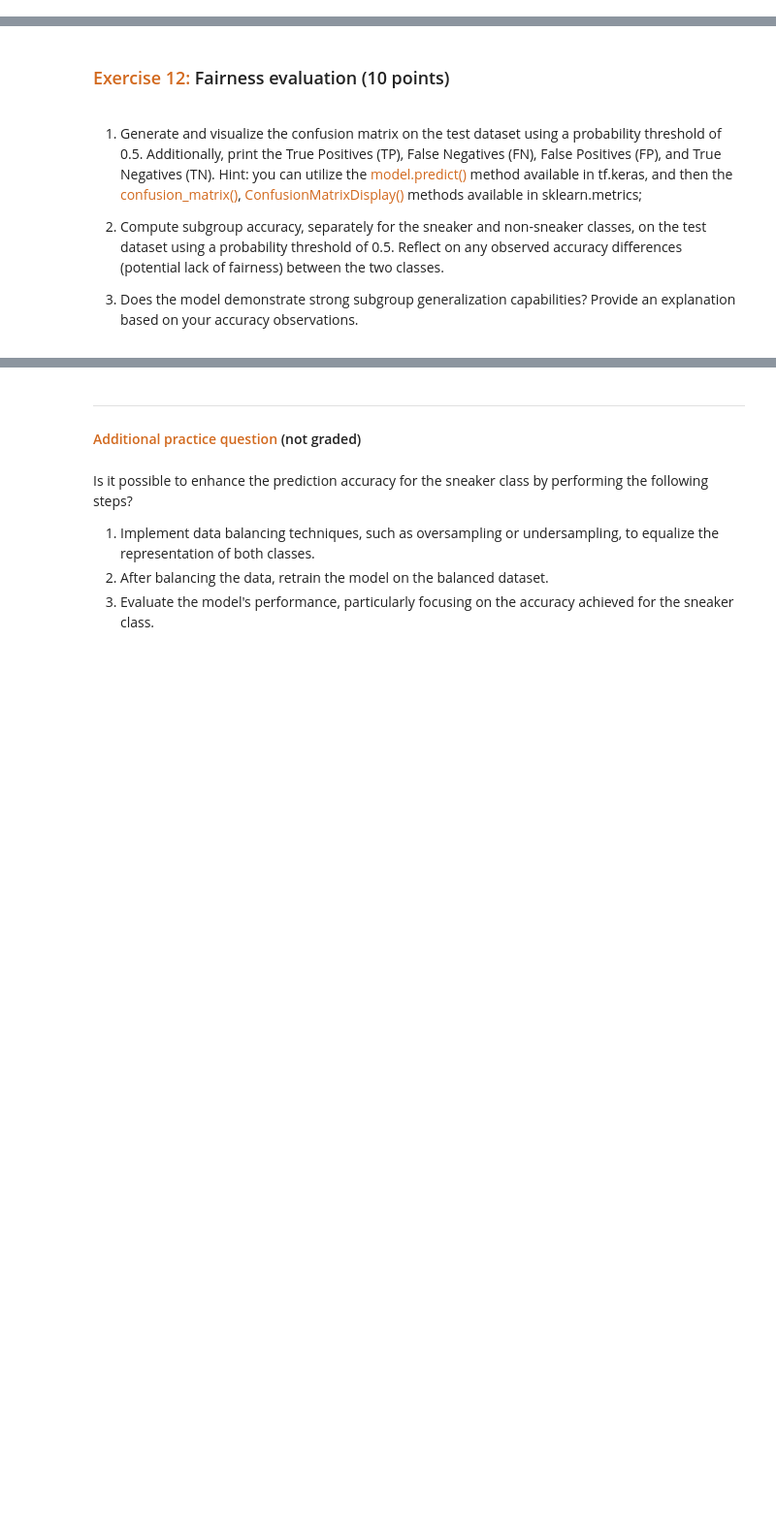
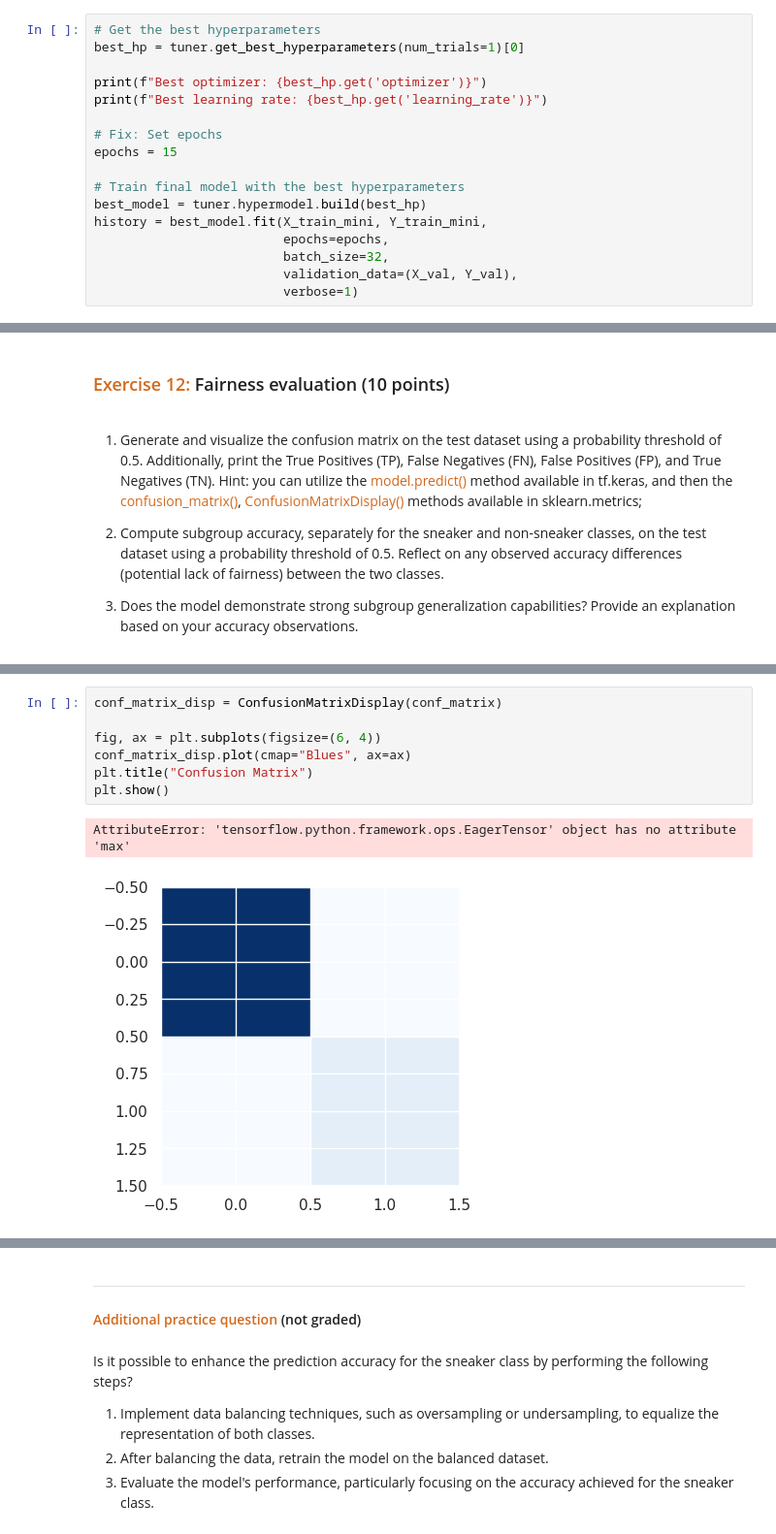
Before and after one commit to dabingougou/207, a Jupyter notebook: week_4/04 Logistic Regression with Tensorflow.ipynb, the cells around one changed output, grey strips where cells are left out. Shown: that part at 97% size. Saved outputs shown, nothing was run; the diff lists cells and outputs as text; blank space fills up the shorter version.

```diff
--- a/week_4/04 Logistic Regression with Tensorflow.ipynb
+++ b/week_4/04 Logistic Regression with Tensorflow.ipynb
@@ -582,0 +594,17 @@ Epoch 5/5
+# %%
+# Get the best hyperparameters
+best_hp = tuner.get_best_hyperparameters(num_trials=1)[0]
+
+print(f"Best optimizer: {best_hp.get('optimizer')}")
+print(f"Best learning rate: {best_hp.get('learning_rate')}")
+
+# Fix: Set epochs
+epochs = 15
+
+# Train final model with the best hyperparameters
+best_model = tuner.hypermodel.build(best_hp)
+history = best_model.fit(X_train_mini, Y_train_mini,
+                         epochs=epochs,
+                         batch_size=32,
+                         validation_data=(X_val, Y_val),
+                         verbose=1)
@@ -606,0 +768,10 @@ Now that you've determined the optimal set of hyperparameters, it's time to eval
+# %%
+conf_matrix_disp = ConfusionMatrixDisplay(conf_matrix)
+
+fig, ax = plt.subplots(figsize=(6, 4))
+conf_matrix_disp.plot(cmap="Blues", ax=ax)
+plt.title("Confusion Matrix")
+plt.show()
+# %% [output]
+AttributeError: 'tensorflow.python.framework.ops.EagerTensor' object has no attribute 'max'
+[figure, added]
```
Also changed, not shown: parts of 22 cells of this notebook, 20 other files.
